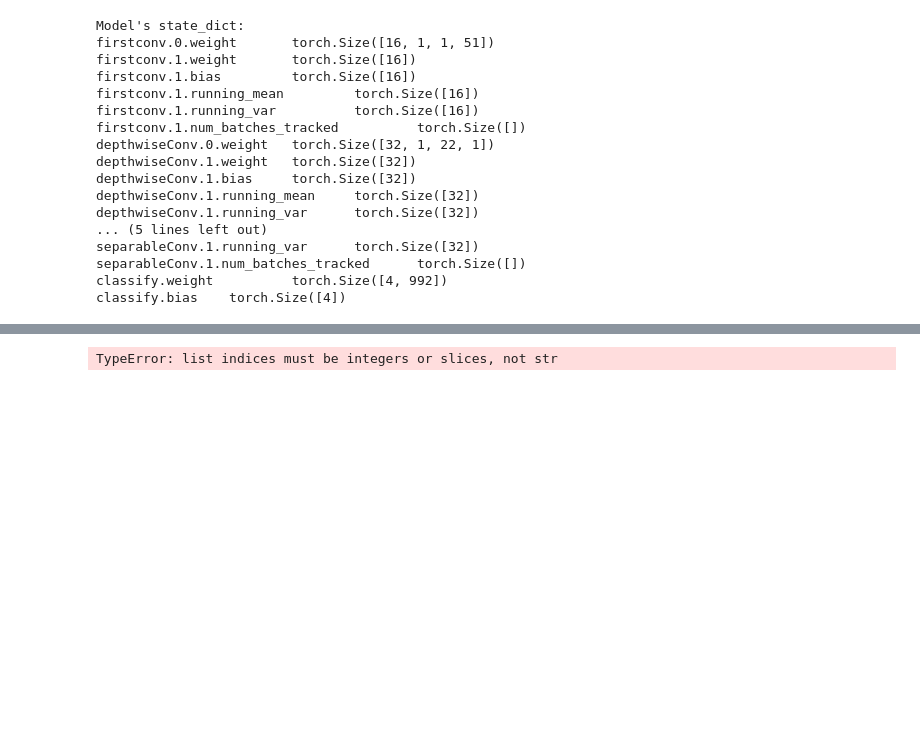
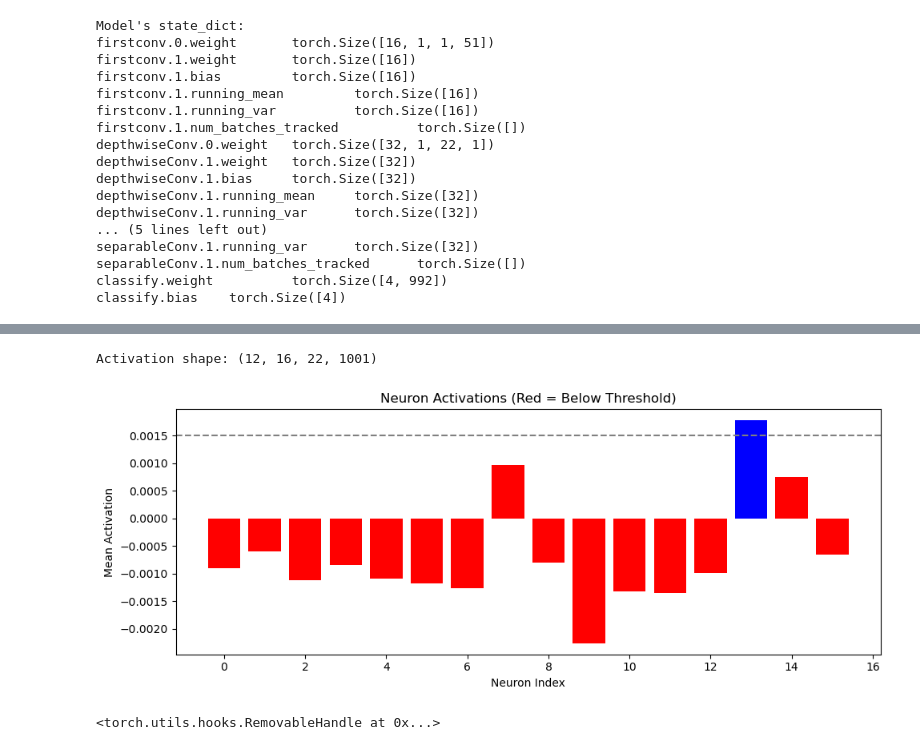
Before and after one commit to VictoryChianumba/robust-eeg-models, a Jupyter notebook: training/train_minimal.ipynb, the cells around one changed output, grey strips where cells are left out. Drawn from its saved outputs; the diff is of its cells as text; code cells hidden in the pictures; blank space fills up the shorter version.

```diff
--- a/training/train_minimal.ipynb
+++ b/training/train_minimal.ipynb
@@ -269,7 +317,7 @@ all_preds = []
 all_labels = []
 
 with torch.no_grad():
-    for batch_X, batch_y in train_loader:
+    for batch_X, batch_y in val_loader:
         batch_X = batch_X.to(device)
         outputs = model(batch_X)
         preds = torch.argmax(outputs, dim=1).cpu().numpy()
@@ -412,6 +441,8 @@ torch.save({
     'loss': loss
 }, 'models/eegnet_checkpoint.pth')
 # %%
+# plotting the activation under a certain threshold given a specific layer.
+
 activations = []
 
 def hook_fn(module, input, output):
@@ -426,32 +457,50 @@ with torch.no_grad():
     _ = model(batch_X)
 
 # Remove hook
 hook.remove()
 
 
 acts = activations[0].numpy()  # Shape: (batch_size, channels, H, W)
 print("Activation shape:", acts.shape)
 
 
 # Convert to NumPy
 acts = activations[0].numpy()  # shape: (batch_size, channels, H, W)
 
 # Aggregate (e.g., mean over spatial dimensions and batch)
 mean_acts = acts.mean(axis=(0, 2, 3))
 
 # Plot neurons below a threshold
-threshold = 0.2
+threshold = 0.0015
 low_activating = mean_acts < threshold
 
 import matplotlib.pyplot as plt
 
 plt.figure(figsize=(10, 4))
 plt.bar(range(len(mean_acts)), mean_acts, color=["red" if low else "blue" for low in low_activating])
 plt.axhline(y=threshold, color="gray", linestyle="--")
 plt.title("Neuron Activations (Red = Below Threshold)")
 plt.xlabel("Neuron Index")
 plt.ylabel("Mean Activation")
 plt.tight_layout()
 plt.show()
 # %% [output]
-TypeError: list indices must be integers or slices, not str
+Activation shape: (12, 16, 22, 1001)
+[figure, added]
+# %%
+# Registering the hooks for ease of use
+
+def save_hook(name):
+    def hook(module, input, output):
+        print(f"Captured {name} with shape {output.shape}")
+        activations[name] = output.detach().cpu()
+    return hook
+
+activations = {}
+
+# Register hooks
+model.firstconv.register_forward_hook(save_hook("firstconv"))
+model.depthwiseConv.register_forward_hook(save_hook("depthwise"))
+model.separableConv.register_forward_hook(save_hook("separable"))
+# %% [output]
+<torch.utils.hooks.RemovableHandle at 0x...>
```
Also changed, not shown: parts of 20 cells of this notebook, 5 other files.
